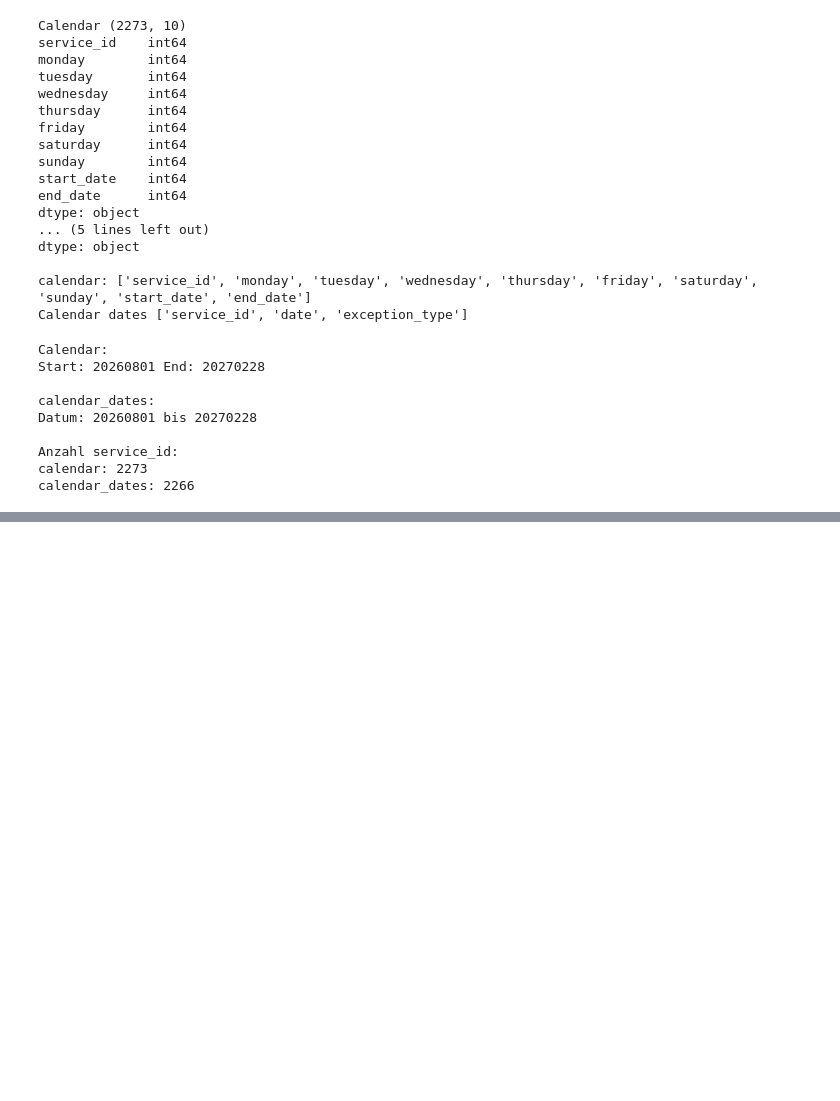
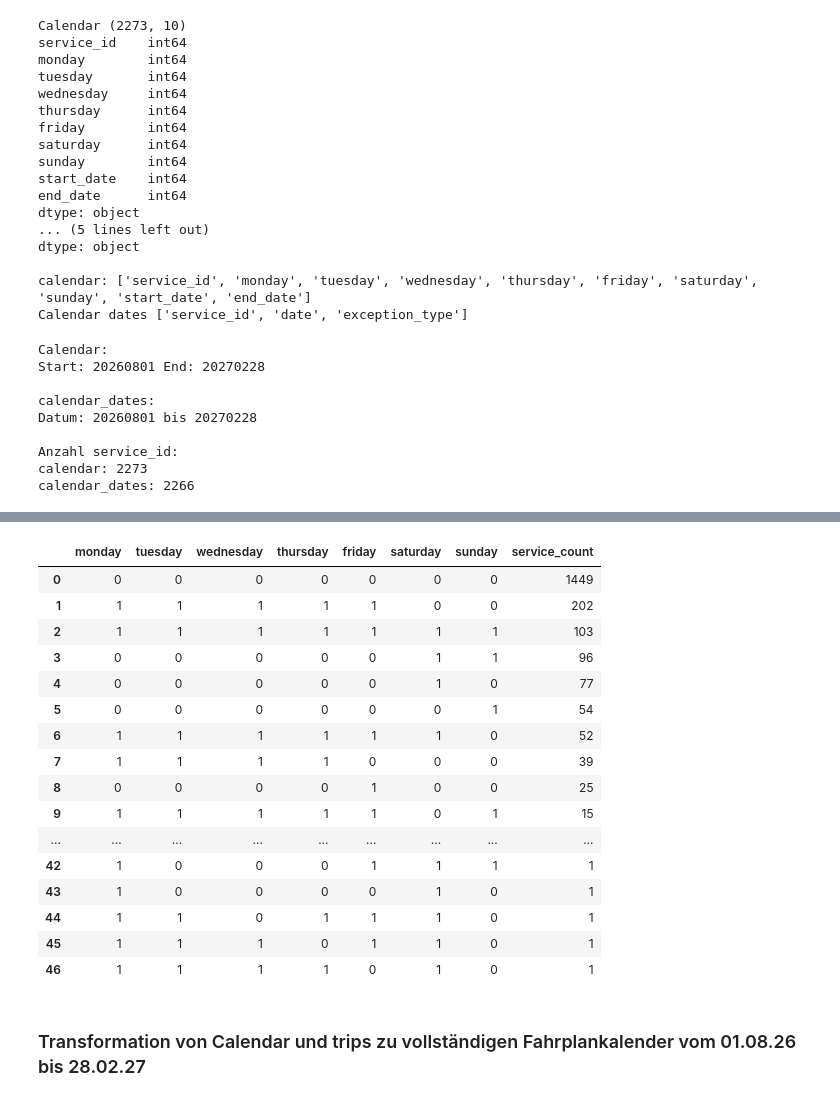
Before and after one commit to LeopoldHenningHathaway/TransIT, a Jupyter notebook: notebooks/10_gtfs_daten_analysieren.ipynb, the cells around one changed output, grey strips where cells are left out. Saved outputs shown, nothing was run; the diff lists cells and outputs as text; code cells hidden in the pictures; blank space fills up the shorter version.

```diff
--- a/notebooks/10_gtfs_daten_analysieren.ipynb
+++ b/notebooks/10_gtfs_daten_analysieren.ipynb
@@ -208,0 +274,23 @@ calendar_dates: 2266
+# %%
+service_patterns = (calendar[weekdays].value_counts().reset_index(name="service_count"))
+service_patterns
+# %% [output]
+|  | monday | tuesday | wednesday | thursday | friday | saturday | sunday | service_count |
+| 0 | 0 | 0 | 0 | 0 | 0 | 0 | 0 | 1449 |
+| 1 | 1 | 1 | 1 | 1 | 1 | 0 | 0 | 202 |
+| 2 | 1 | 1 | 1 | 1 | 1 | 1 | 1 | 103 |
+| 3 | 0 | 0 | 0 | 0 | 0 | 1 | 1 | 96 |
+| 4 | 0 | 0 | 0 | 0 | 0 | 1 | 0 | 77 |
+| 5 | 0 | 0 | 0 | 0 | 0 | 0 | 1 | 54 |
+| 6 | 1 | 1 | 1 | 1 | 1 | 1 | 0 | 52 |
+| 7 | 1 | 1 | 1 | 1 | 0 | 0 | 0 | 39 |
+| 8 | 0 | 0 | 0 | 0 | 1 | 0 | 0 | 25 |
+| 9 | 1 | 1 | 1 | 1 | 1 | 0 | 1 | 15 |
+| ... | ... | ... | ... | ... | ... | ... | ... | ... |
+| 42 | 1 | 0 | 0 | 0 | 1 | 1 | 1 | 1 |
+| 43 | 1 | 0 | 0 | 0 | 0 | 1 | 0 | 1 |
+| 44 | 1 | 1 | 0 | 1 | 1 | 1 | 0 | 1 |
+| 45 | 1 | 1 | 1 | 0 | 1 | 1 | 0 | 1 |
+| 46 | 1 | 1 | 1 | 1 | 0 | 1 | 0 | 1 |
+# %% [markdown]
+### Transformation von Calendar und trips zu vollständigen Fahrplankalender vom 01.08.26 bis 28.02.27
```
Also changed, not shown: parts of 19 cells of this notebook, 2 other files.
